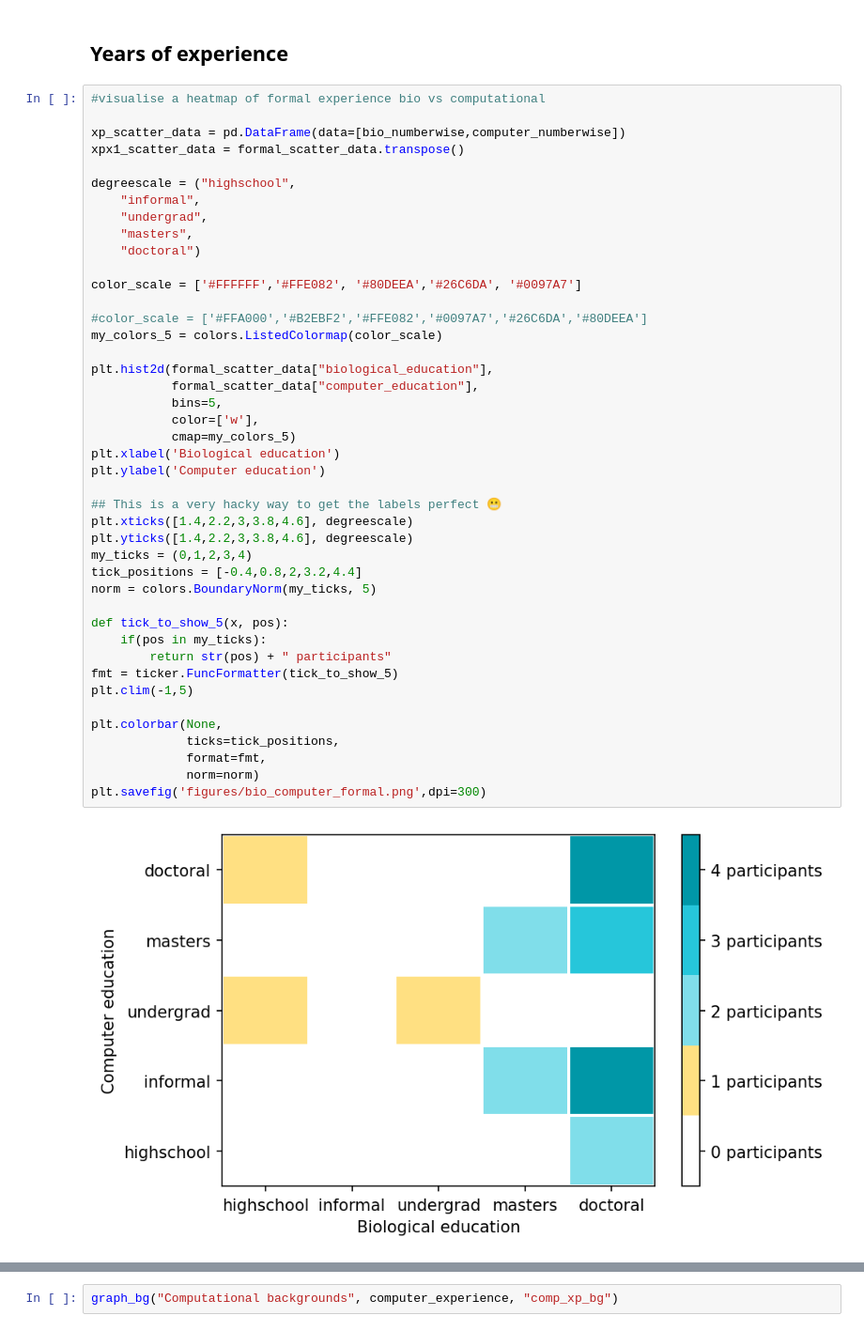
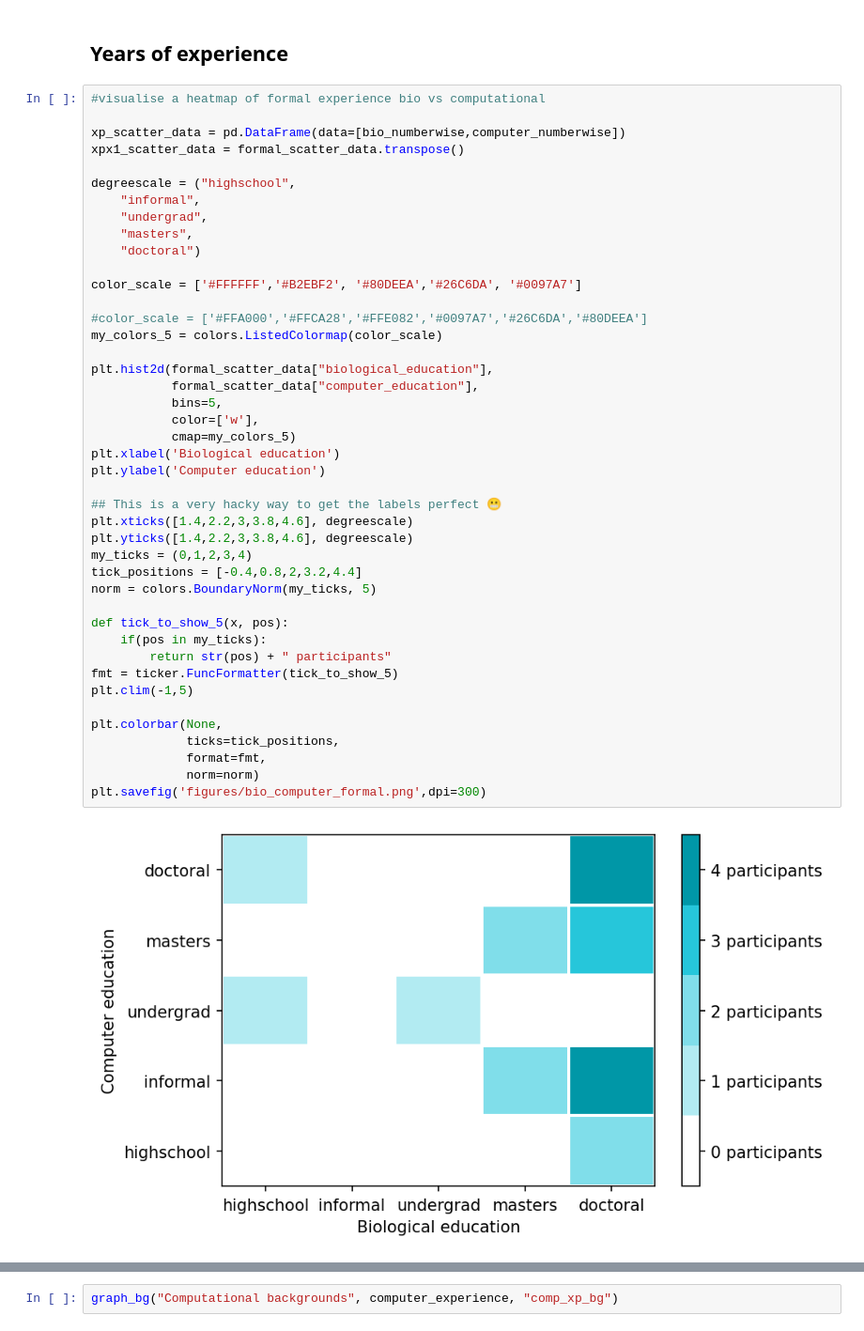
Before and after one commit to yochannah/subjective-data-models-analysis, a Jupyter notebook: import_data.ipynb, the cells around one changed output, grey strips where cells are left out. Shown at 94% size. Cells and saved outputs as stored; diff of their text form.

Commit message:
omg, this took too long. the graph works

```diff
--- a/import_data.ipynb
+++ b/import_data.ipynb
@@ -246,36 +246,36 @@ degreescale = ("highschool",
     "masters",
     "doctoral")
 
-color_scale = ['#FFFFFF','#FFE082', '#80DEEA','#26C6DA', '#0097A7']
+color_scale = ['#FFFFFF','#B2EBF2', '#80DEEA','#26C6DA', '#0097A7']
 
-#color_scale = ['#FFA000','#B2EBF2','#FFE082','#0097A7','#26C6DA','#80DEEA']
+#color_scale = ['#FFA000','#FFCA28','#FFE082','#0097A7','#26C6DA','#80DEEA']
 my_colors_5 = colors.ListedColormap(color_scale)
 
 plt.hist2d(formal_scatter_data["biological_education"],
            formal_scatter_data["computer_education"],
            bins=5,
            color=['w'],
            cmap=my_colors_5)
 plt.xlabel('Biological education')
 plt.ylabel('Computer education')
 
 ## This is a very hacky way to get the labels perfect 😬
 plt.xticks([1.4,2.2,3,3.8,4.6], degreescale)
 plt.yticks([1.4,2.2,3,3.8,4.6], degreescale)
 my_ticks = (0,1,2,3,4)
 tick_positions = [-0.4,0.8,2,3.2,4.4]
 norm = colors.BoundaryNorm(my_ticks, 5)
 
 def tick_to_show_5(x, pos):
     if(pos in my_ticks):
         return str(pos) + " participants"
 fmt = ticker.FuncFormatter(tick_to_show_5)
 plt.clim(-1,5)
 
 plt.colorbar(None,
              ticks=tick_positions,
              format=fmt,
              norm=norm)
 plt.savefig('figures/bio_computer_formal.png',dpi=300)
 # %% [output]
-[figure, old version]
+[figure, new version]
```
Also changed, not shown: parts of 4 cells of this notebook.
